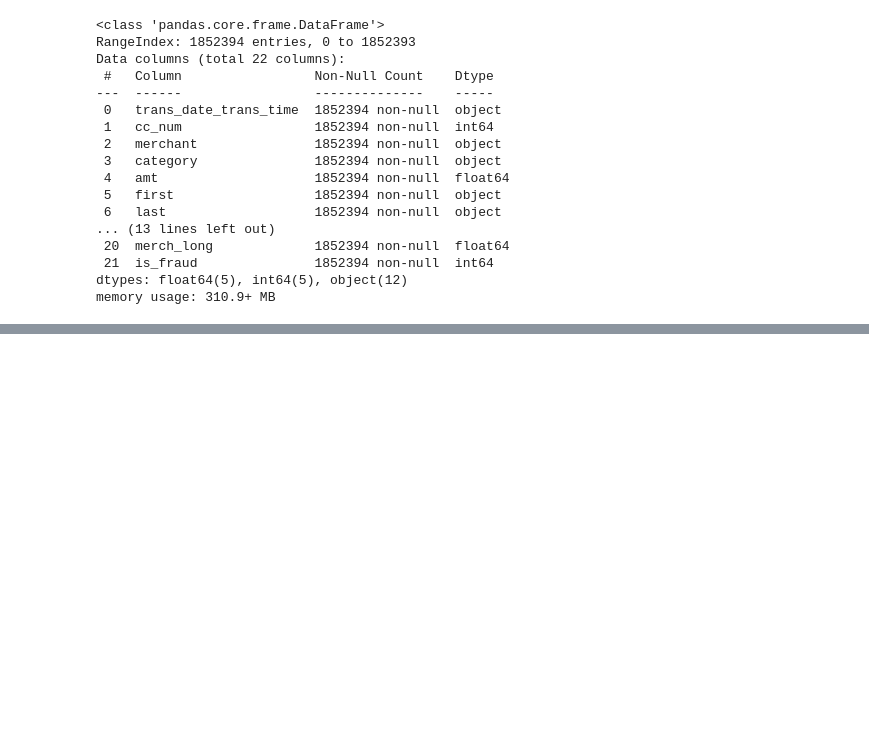
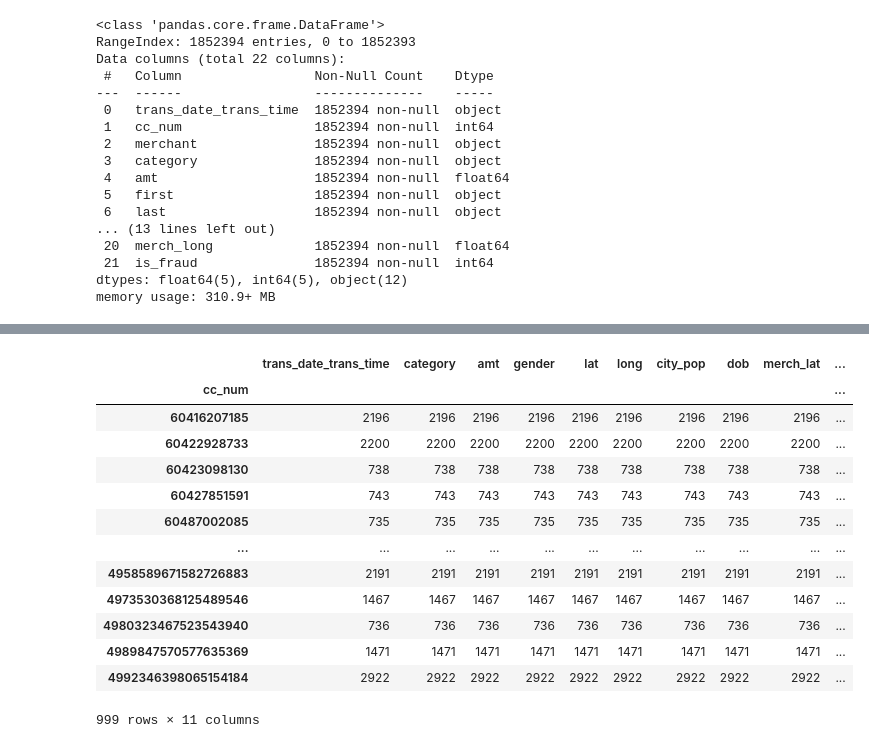
Before and after one commit to andypsh/BIGDATA2022, a Jupyter notebook: 머신러닝/LightGBM/카드거래의 이상거래판단.ipynb, the cells around one changed output, grey strips where cells are left out. Cells and saved outputs as stored; diff of their text form; code cells hidden in the pictures; blank space fills up the shorter version.

```diff
--- a/머신러닝/LightGBM/카드거래의 이상거래판단.ipynb
+++ b/머신러닝/LightGBM/카드거래의 이상거래판단.ipynb
@@ -107,0 +120,2 @@ memory usage: 310.9+ MB
+# %%
+data.drop(['first' , 'last' , 'street', 'city' , 'state' , 'zip' , 'trans_num' , 'unix_time' , 'job' , 'merchant'] , axis = 1 , inplace =True)
@@ -107,0 +137,4 @@ memory usage: 310.9+ MB
+# %%
+data['trans_date_trans_time'] = pd.to_datetime(data['trans_date_trans_time']) # 날짜 형식으로 변환
+
+data['trans_date_trans_time']
@@ -107,0 +170,17 @@ memory usage: 310.9+ MB
+# %%
+data.groupby('cc_num').count()
+# %% [output]
+|  | trans_date_trans_time | category | amt | gender | lat | long | city_pop | dob | merch_lat | ... |
+| cc_num |  |  |  |  |  |  |  |  |  | ... |
+| 60416207185 | 2196 | 2196 | 2196 | 2196 | 2196 | 2196 | 2196 | 2196 | 2196 | ... |
+| 60422928733 | 2200 | 2200 | 2200 | 2200 | 2200 | 2200 | 2200 | 2200 | 2200 | ... |
+| 60423098130 | 738 | 738 | 738 | 738 | 738 | 738 | 738 | 738 | 738 | ... |
+| 60427851591 | 743 | 743 | 743 | 743 | 743 | 743 | 743 | 743 | 743 | ... |
+| 60487002085 | 735 | 735 | 735 | 735 | 735 | 735 | 735 | 735 | 735 | ... |
+| ... | ... | ... | ... | ... | ... | ... | ... | ... | ... | ... |
+| 4958589671582726883 | 2191 | 2191 | 2191 | 2191 | 2191 | 2191 | 2191 | 2191 | 2191 | ... |
+| 4973530368125489546 | 1467 | 1467 | 1467 | 1467 | 1467 | 1467 | 1467 | 1467 | 1467 | ... |
+| 4980323467523543940 | 736 | 736 | 736 | 736 | 736 | 736 | 736 | 736 | 736 | ... |
+| 4989847570577635369 | 1471 | 1471 | 1471 | 1471 | 1471 | 1471 | 1471 | 1471 | 1471 | ... |
+| 4992346398065154184 | 2922 | 2922 | 2922 | 2922 | 2922 | 2922 | 2922 | 2922 | 2922 | ... |
+999 rows × 11 columns
```
Also changed, not shown: parts of 5 cells of this notebook, 4 other files.
